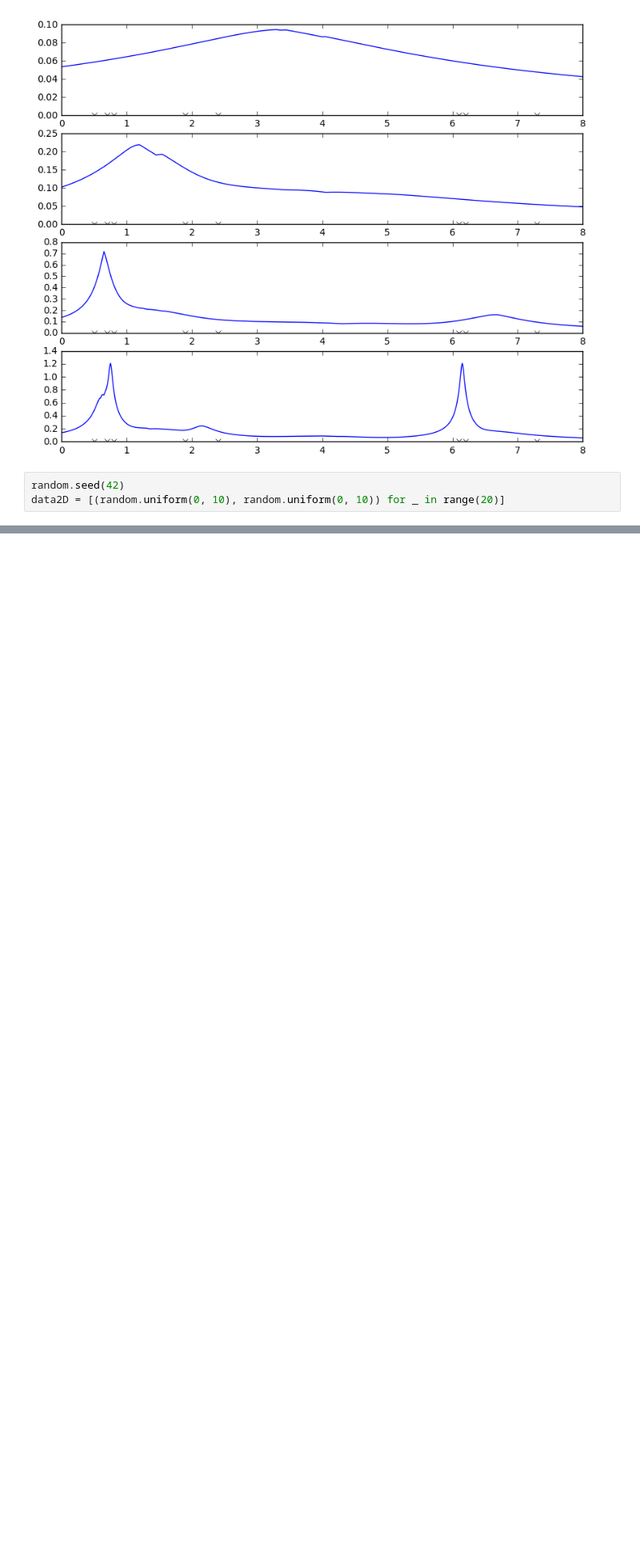
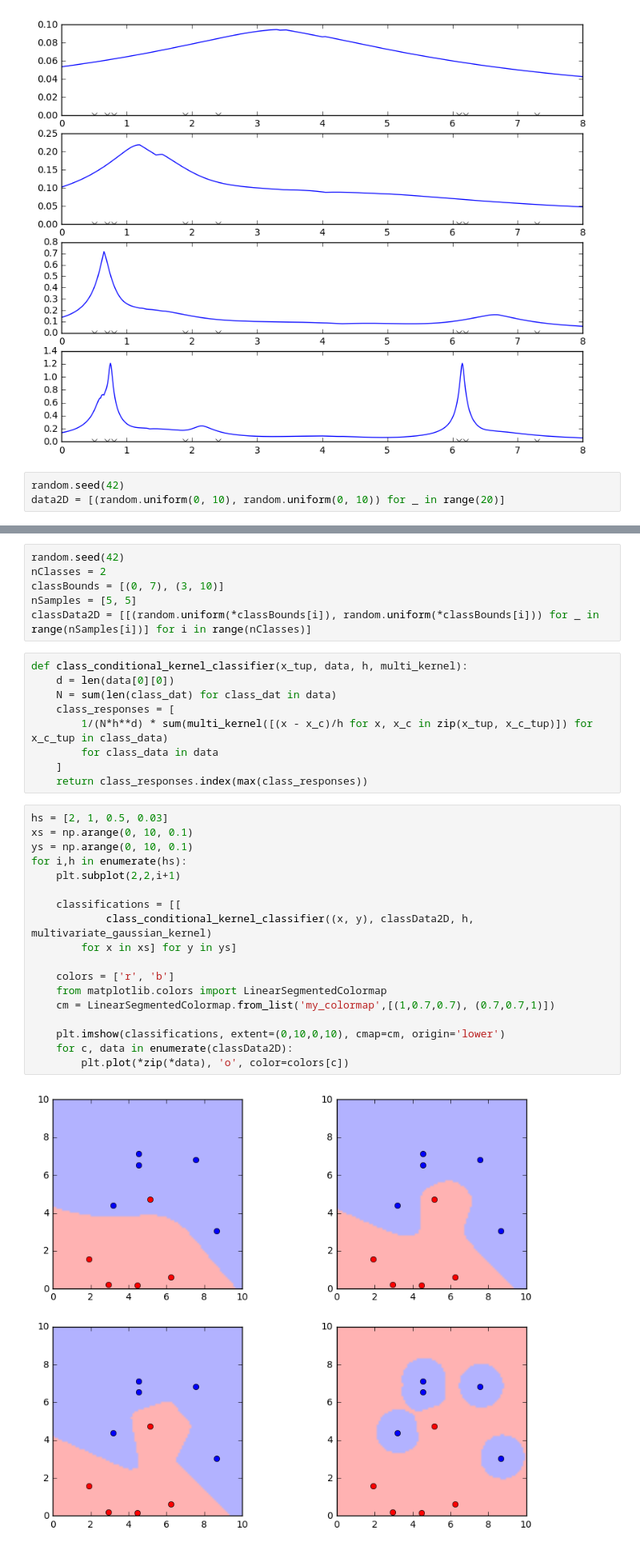
Before and after one commit to pfaion/NonparametricMethods, a Jupyter notebook: explore.ipynb, the cells around one changed output, grey strips where cells are left out. Shown: that part at 80% size. Drawn from its saved outputs; the diff is of its cells as text; blank space fills up the shorter version.

```diff
--- a/explore.ipynb
+++ b/explore.ipynb
@@ -118,0 +121,35 @@ for i,h in enumerate(hs):
+# %%
+random.seed(42)
+nClasses = 2
+classBounds = [(0, 7), (3, 10)]
+nSamples = [5, 5]
+classData2D = [[(random.uniform(*classBounds[i]), random.uniform(*classBounds[i])) for _ in range(nSamples[i])] for i in range(nClasses)]
+# %%
+def class_conditional_kernel_classifier(x_tup, data, h, multi_kernel):
+    d = len(data[0][0])
+    N = sum(len(class_dat) for class_dat in data)
+    class_responses = [
+        1/(N*h**d) * sum(multi_kernel([(x - x_c)/h for x, x_c in zip(x_tup, x_c_tup)]) for x_c_tup in class_data)
+        for class_data in data
+    ]
+    return class_responses.index(max(class_responses))
+# %%
+hs = [2, 1, 0.5, 0.03]
+xs = np.arange(0, 10, 0.1)
+ys = np.arange(0, 10, 0.1)
+for i,h in enumerate(hs):
+    plt.subplot(2,2,i+1)
+
+    classifications = [[
+            class_conditional_kernel_classifier((x, y), classData2D, h, multivariate_gaussian_kernel)
+        for x in xs] for y in ys]
+
+    colors = ['r', 'b']
+    from matplotlib.colors import LinearSegmentedColormap
+    cm = LinearSegmentedColormap.from_list('my_colormap',[(1,0.7,0.7), (0.7,0.7,1)])
+
+    plt.imshow(classifications, extent=(0,10,0,10), cmap=cm, origin='lower')
+    for c, data in enumerate(classData2D):
+        plt.plot(*zip(*data), 'o', color=colors[c])
+# %% [output]
+[figure, added]
```
Also changed, not shown: parts of 5 cells of this notebook.
